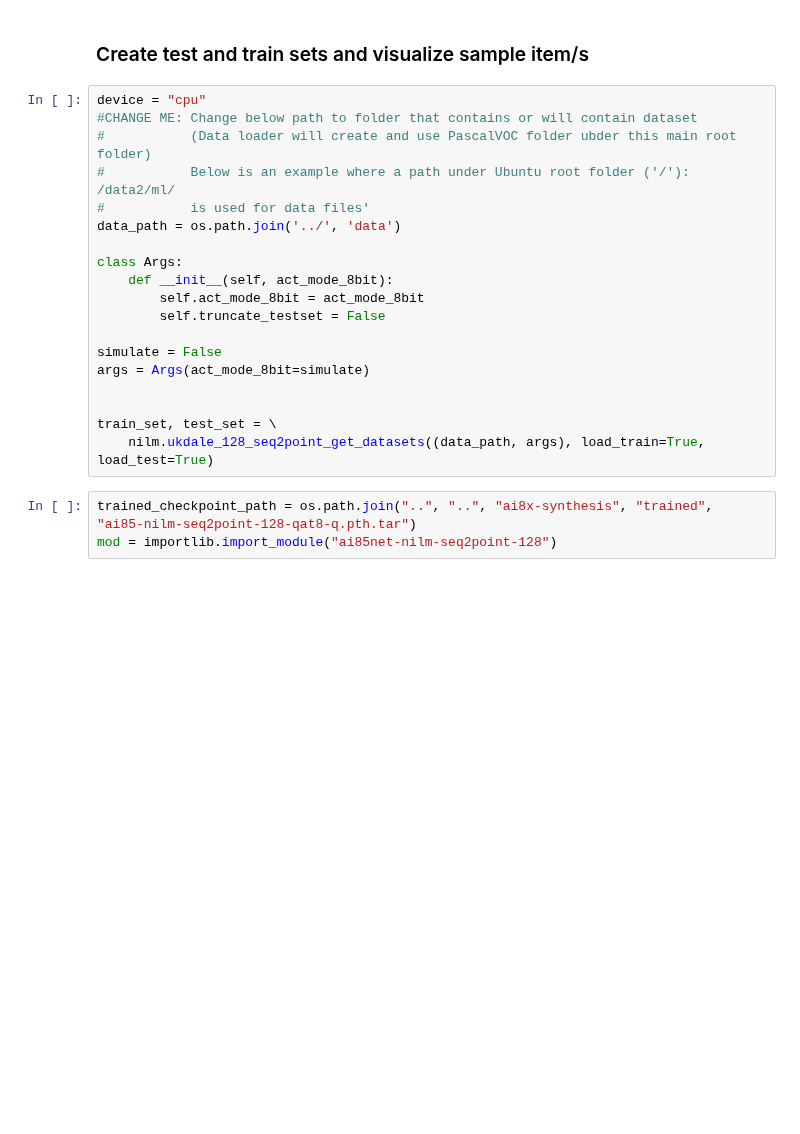
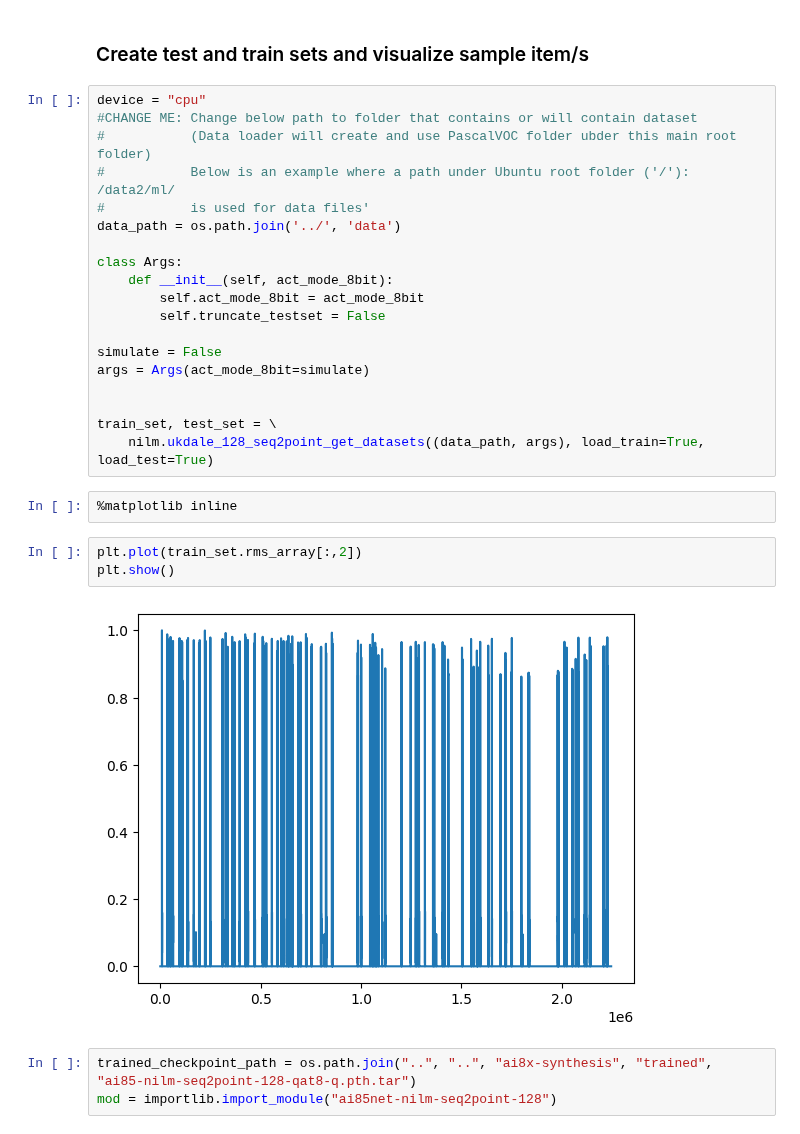
Before and after one commit to MarielTinaco/ai8x-training, a Jupyter notebook: notebooks/NILM_Seq2Point_Evaluation.ipynb, the cells around one changed output. Saved outputs shown, nothing was run; the diff lists cells and outputs as text; blank space fills up the shorter version.

```diff
--- a/notebooks/NILM_Seq2Point_Evaluation.ipynb
+++ b/notebooks/NILM_Seq2Point_Evaluation.ipynb
@@ -51,6 +51,13 @@ args = Args(act_mode_8bit=simulate)
 
 train_set, test_set = \
     nilm.ukdale_128_seq2point_get_datasets((data_path, args), load_train=True, load_test=True)
+# %%
+%matplotlib inline
+# %%
+plt.plot(train_set.rms_array[:,2])
+plt.show()
+# %% [output]
+[figure, added]
 # %%
 trained_checkpoint_path = os.path.join("..", "..", "ai8x-synthesis", "trained", "ai85-nilm-seq2point-128-qat8-q.pth.tar")
 mod = importlib.import_module("ai85net-nilm-seq2point-128")
```
Also changed, not shown: parts of 13 cells of this notebook.
